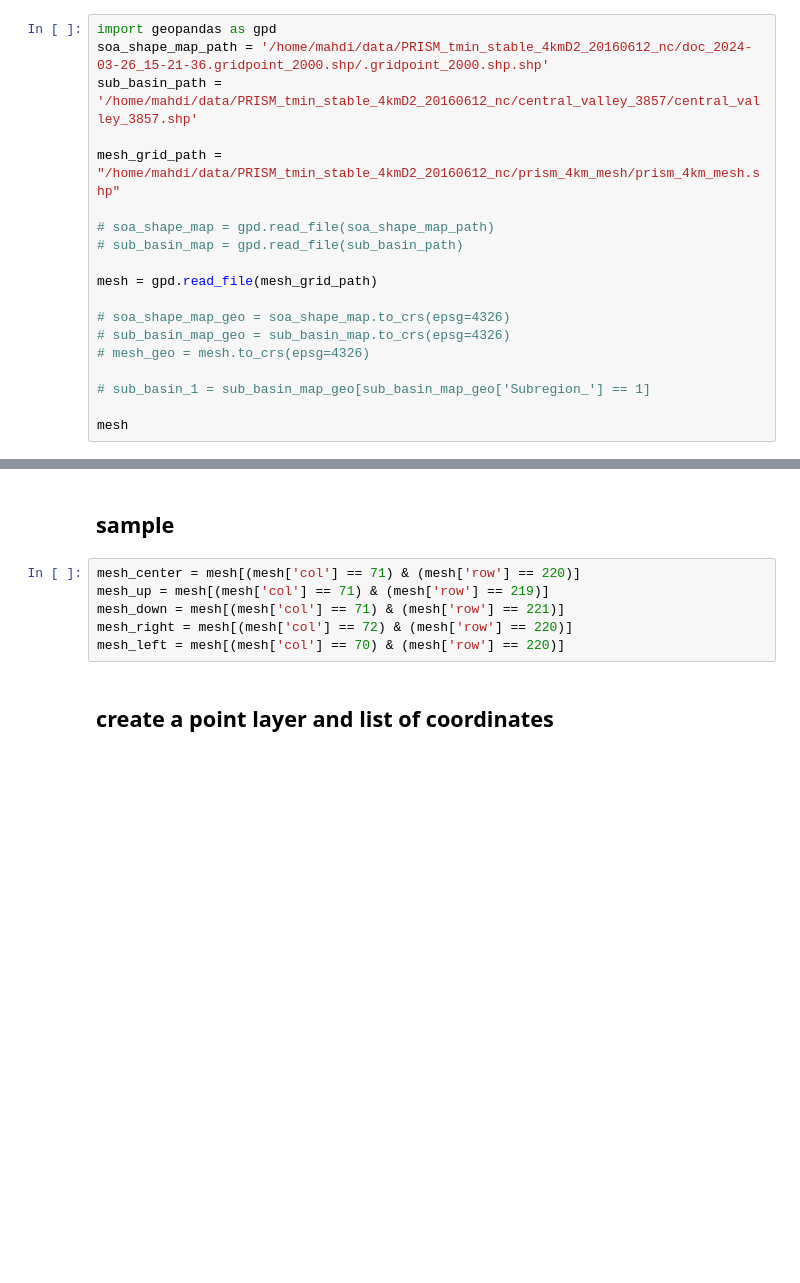
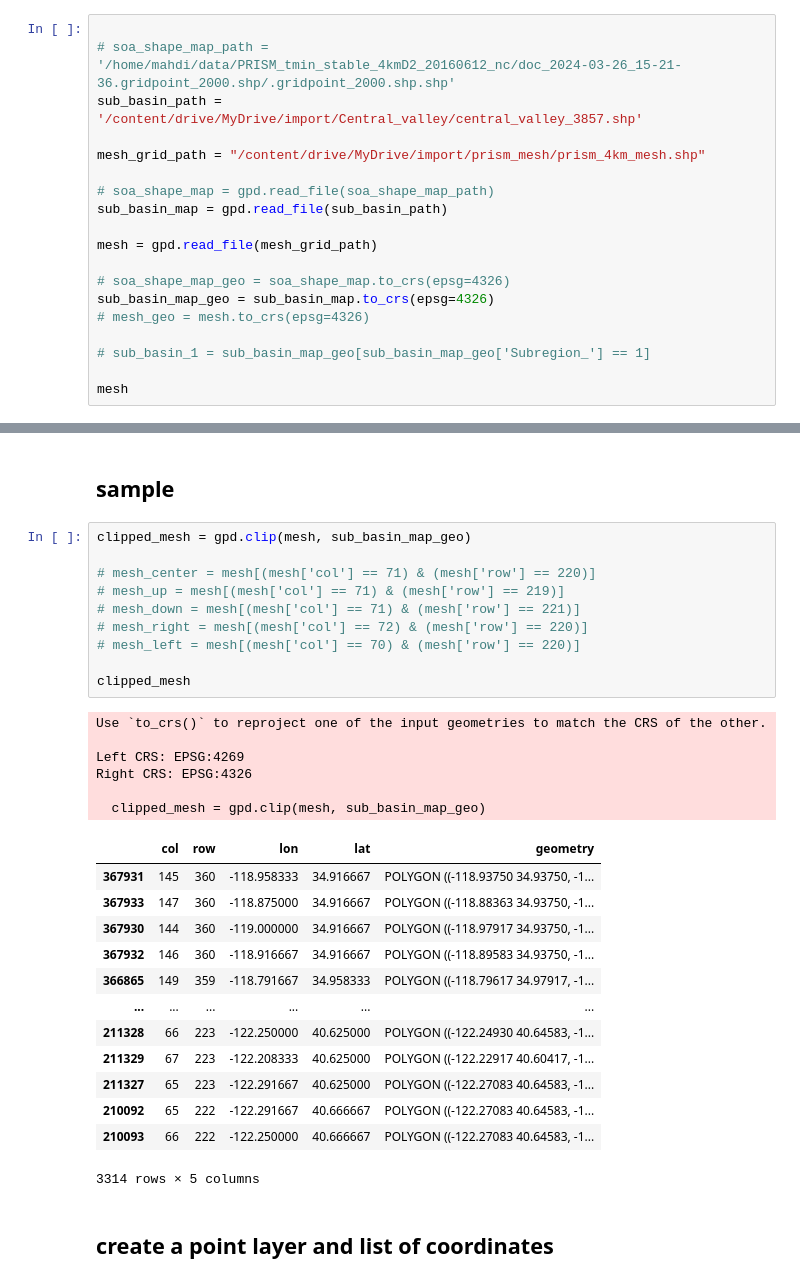
Before and after one commit to mahdi98mnm/download_PRISM_data, a Jupyter notebook: PRISM_tmin_stable_4kmD2_20160612_nc/PRISM.ipynb, the cells around one changed output, grey strips where cells are left out. Saved outputs shown, nothing was run; the diff lists cells and outputs as text; blank space fills up the shorter version.

```diff
--- a/PRISM_tmin_stable_4kmD2_20160612_nc/PRISM.ipynb
+++ b/PRISM_tmin_stable_4kmD2_20160612_nc/PRISM.ipynb
@@ -1,19 +15,19 @@
 # %% [markdown]
 # read shape files
 # %%
-import geopandas as gpd
-soa_shape_map_path = '/home/mahdi/data/PRISM_tmin_stable_4kmD2_20160612_nc/doc_2024-03-26_15-21-36.gridpoint_2000.shp/.gridpoint_2000.shp.shp'
-sub_basin_path = '/home/mahdi/data/PRISM_tmin_stable_4kmD2_20160612_nc/central_valley_3857/central_valley_3857.shp'
 
-mesh_grid_path = "/home/mahdi/data/PRISM_tmin_stable_4kmD2_20160612_nc/prism_4km_mesh/prism_4km_mesh.shp"
+# soa_shape_map_path = '/home/mahdi/data/PRISM_tmin_stable_4kmD2_20160612_nc/doc_2024-03-26_15-21-36.gridpoint_2000.shp/.gridpoint_2000.shp.shp'
+sub_basin_path = '/content/drive/MyDrive/import/Central_valley/central_valley_3857.shp'
+
+mesh_grid_path = "/content/drive/MyDrive/import/prism_mesh/prism_4km_mesh.shp"
 
 # soa_shape_map = gpd.read_file(soa_shape_map_path)
-# sub_basin_map = gpd.read_file(sub_basin_path)
+sub_basin_map = gpd.read_file(sub_basin_path)
 
 mesh = gpd.read_file(mesh_grid_path)
 
 # soa_shape_map_geo = soa_shape_map.to_crs(epsg=4326)
-# sub_basin_map_geo = sub_basin_map.to_crs(epsg=4326)
+sub_basin_map_geo = sub_basin_map.to_crs(epsg=4326)
 # mesh_geo = mesh.to_crs(epsg=4326)
 
 # sub_basin_1 = sub_basin_map_geo[sub_basin_map_geo['Subregion_'] == 1]
@@ -36,10 +50,34 @@ mesh
 # %% [markdown]
 ## sample
 # %%
-mesh_center = mesh[(mesh['col'] == 71) & (mesh['row'] == 220)]
-mesh_up = mesh[(mesh['col'] == 71) & (mesh['row'] == 219)]
-mesh_down = mesh[(mesh['col'] == 71) & (mesh['row'] == 221)]
-mesh_right = mesh[(mesh['col'] == 72) & (mesh['row'] == 220)]
-mesh_left = mesh[(mesh['col'] == 70) & (mesh['row'] == 220)]
+clipped_mesh = gpd.clip(mesh, sub_basin_map_geo)
+
+# mesh_center = mesh[(mesh['col'] == 71) & (mesh['row'] == 220)]
+# mesh_up = mesh[(mesh['col'] == 71) & (mesh['row'] == 219)]
+# mesh_down = mesh[(mesh['col'] == 71) & (mesh['row'] == 221)]
+# mesh_right = mesh[(mesh['col'] == 72) & (mesh['row'] == 220)]
+# mesh_left = mesh[(mesh['col'] == 70) & (mesh['row'] == 220)]
+
+clipped_mesh
+# %% [output]
+Use `to_crs()` to reproject one of the input geometries to match the CRS of the other.
+
+Left CRS: EPSG:4269
+Right CRS: EPSG:4326
+
+  clipped_mesh = gpd.clip(mesh, sub_basin_map_geo)
+|  | col | row | lon | lat | geometry |
+| 367931 | 145 | 360 | -118.958333 | 34.916667 | POLYGON ((-118.93750 34.93750, -1... |
+| 367933 | 147 | 360 | -118.875000 | 34.916667 | POLYGON ((-118.88363 34.93750, -1... |
+| 367930 | 144 | 360 | -119.000000 | 34.916667 | POLYGON ((-118.97917 34.93750, -1... |
+| 367932 | 146 | 360 | -118.916667 | 34.916667 | POLYGON ((-118.89583 34.93750, -1... |
+| 366865 | 149 | 359 | -118.791667 | 34.958333 | POLYGON ((-118.79617 34.97917, -1... |
+| ... | ... | ... | ... | ... | ... |
+| 211328 | 66 | 223 | -122.250000 | 40.625000 | POLYGON ((-122.24930 40.64583, -1... |
+| 211329 | 67 | 223 | -122.208333 | 40.625000 | POLYGON ((-122.22917 40.60417, -1... |
+| 211327 | 65 | 223 | -122.291667 | 40.625000 | POLYGON ((-122.27083 40.64583, -1... |
+| 210092 | 65 | 222 | -122.291667 | 40.666667 | POLYGON ((-122.27083 40.64583, -1... |
+| 210093 | 66 | 222 | -122.250000 | 40.666667 | POLYGON ((-122.27083 40.64583, -1... |
+3314 rows × 5 columns
 # %% [markdown]
 ## create a point layer and list of coordinates
```
Also changed, not shown: parts of 9 cells of this notebook, 1 other file.
